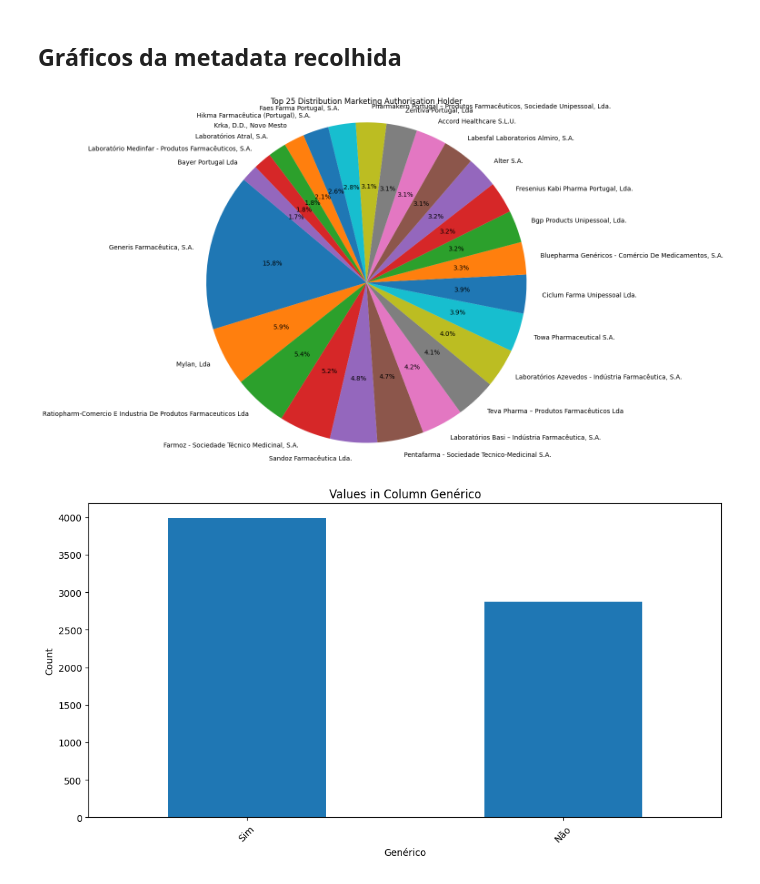
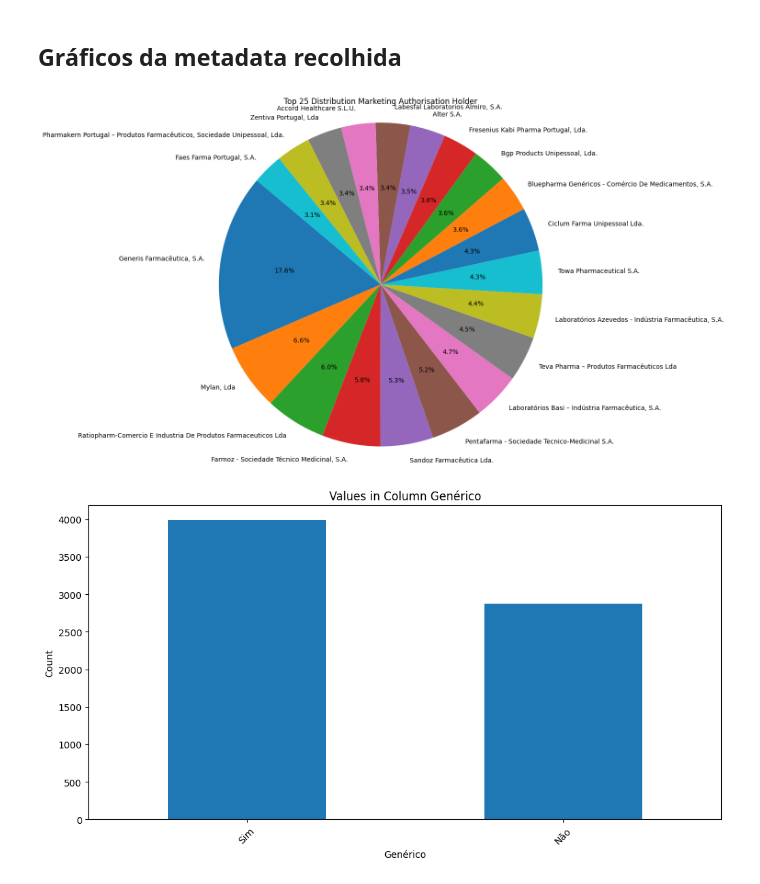
Before and after one commit to diogocosta876/PRI-DataMining, a Jupyter notebook: data/main.ipynb, the cells around one changed output. Drawn from its saved outputs; the diff is of its cells as text; code cells hidden in the pictures.

```diff
--- a/data/main.ipynb
+++ b/data/main.ipynb
@@ -87,27 +86,21 @@ plt.show()
 # %% [markdown]
 ## Gráficos da metadata recolhida
 # %%
-import pandas as pd
-import matplotlib.pyplot as plt
 
-# Assuming you have a pandas DataFrame named 'df' with the data
-# Replace 'df' with your DataFrame name
+holder_counts = data['Marketing authorisation holder'].value_counts().head(20)
 
-# Group the data by the "Marketing authorisation holder" column
-holder_counts = data['Marketing authorisation holder'].value_counts().head(25)
 
-# Plot a pie chart
 plt.figure(figsize=(10, 10))
 plt.pie(holder_counts, labels=holder_counts.index, autopct='%1.1f%%', startangle=140)
-plt.axis('equal')  # Equal aspect ratio ensures that pie is drawn as a circle.
+plt.axis('equal')
 
-# Add a title
+
 plt.title("Top 25 Distribution Marketing Authorisation Holder")
 
-# Display the pie chart
+
 plt.show()
 # %% [output]
-[figure, old version]
+[figure, new version]
 # %%
 column_name = 'Genérico:'
 
```
Also changed, not shown: parts of 4 cells of this notebook, 1 other file.
